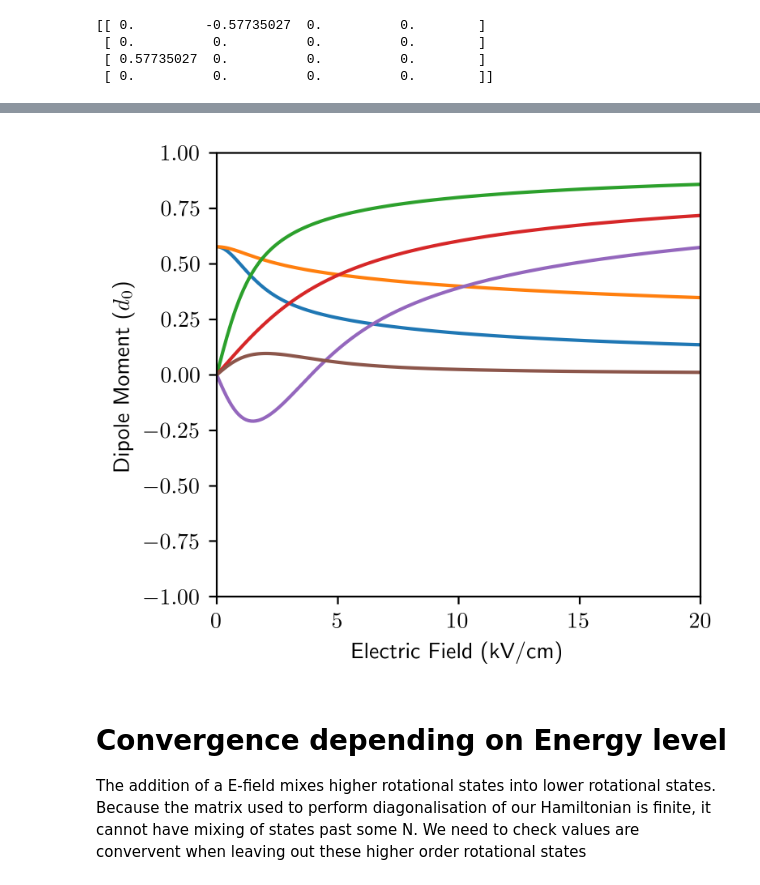
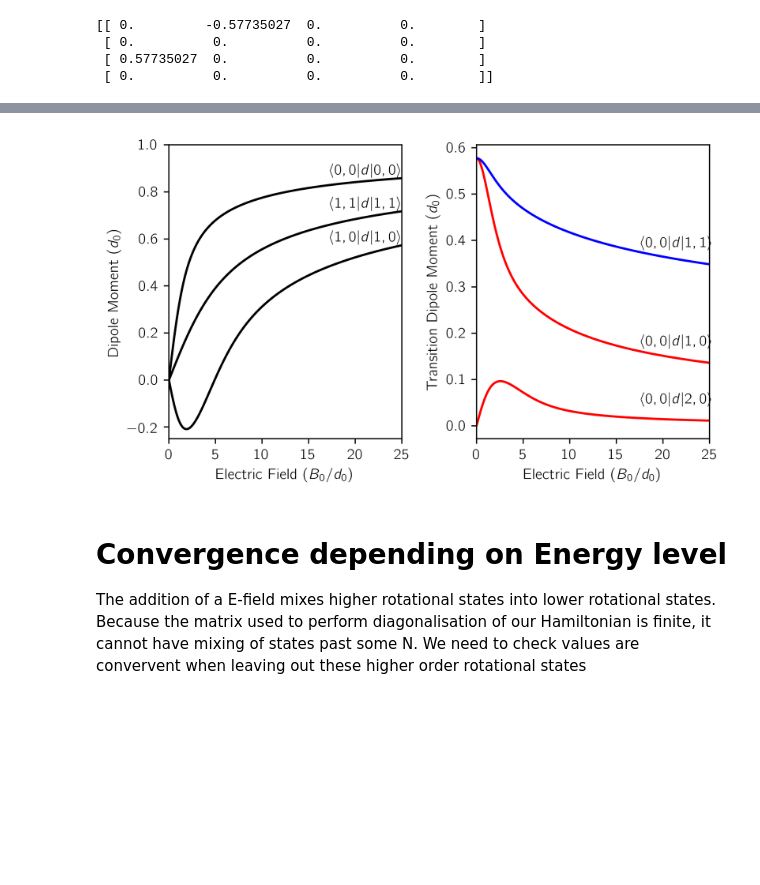
Before and after one commit to tomhepz/MolecularEnergyLevels, a Jupyter notebook: notebooks/raw-dc-stark.ipynb, the cells around one changed output, grey strips where cells are left out. Cells and saved outputs as stored; diff of their text form; code cells hidden in the pictures; blank space fills up the shorter version.

```diff
--- a/notebooks/raw-dc-stark.ipynb
+++ b/notebooks/raw-dc-stark.ipynb
@@ -19,6 +19,8 @@ plt.rcParams["figure.autolayout"] = True
 plt.rcParams['figure.figsize'] = (4, 3.5)
 plt.rcParams['figure.dpi'] = 200
 
+plt.rc('text.latex', preamble=r'\usepackage[T1]{fontenc}\usepackage{cmbright}')
+
 %matplotlib inline
 %config InlineBackend.figure_format = 'retina'
 # %% [markdown]
@@ -36,7 +38,7 @@ N_MAX = 7  #  No. of Rotational base states 0 <= N <= N_MAX
 
 E_MIN = 1e-2  # Min E Field in kV/cm, non-zero to stop 3-fold degeneracy at 0 field.
 E_MAX = 20  # Max E Field in kV/cm
-E_STEPS = 200  # Resolution of E Field range
+E_STEPS = 400  # Resolution of E Field range
 
 POLAR_PLOT_RES = 50
 
@@ -205,13 +228,14 @@ energies, states = sort_smooth(energies, states)
 # %%
 fig, (ax1, ax2) = plt.subplots(2, 1, sharex=True)
 
-state = state_to_pos(3, 1)
+state = state_to_pos(1, 0)
 probs, reals = [], []
 for coefn in range(STATE_COUNT):
     probs.append(np.abs(states[:, coefn, state]) ** 2)
     reals.append(states[:, coefn, state].real)
 
-ax1.stackplot(E * 1e-5, probs)
+col = cm.plasma(np.linspace(0, 1, 10))
+ax1.stackplot(E * 1e-5, probs,colors=col)
 ax1.set_ylabel(r"$|c_n|^2$")
 ax1.set_ylim(0, 1.2)
 
@@ -270,8 +321,18 @@ $$
 # %%
 fig, ax = plt.subplots()
 
+grad_dipole_moments = -np.gradient(energies[:, :], E, axis=0)
+#plt.plot(E * 1e-5, dipole_moments[:,range(9)]/D_0)
+
 for i, N, M in state_iter(2):
+    f = (energies[:, i]-B_0*N*(N+1))/(-E*D_0)
+    fp = np.gradient(f, E)
+    maybe = (E*fp+f)-0.01
     plt.plot(E * 1e-5, -np.gradient(energies[:, i], E) / D_0, color=N_COLOURS[N])
+    plt.plot(E * 1e-5, maybe, color='red')
+
+    for N1,M1,N2,M2 in moments_to_show:
+    plt.plot(E * 1e-5, dipole_moments[:,state_to_pos(N1,M1),state_to_pos(N2,M2)]+0.01,color='black')
 
 ax.set_xlabel("Electric Field (kV/cm)")
 ax.set_ylabel("Dipole Moment ($d_0$)")
@@ -322,7 +383,7 @@ print(dipole_operator)
  [ 0.57735027  0.          0.          0.        ]
  [ 0.          0.          0.          0.        ]]
 # %%
-fig, ax = plt.subplots()
+fig, (ax_l,ax_r) = plt.subplots(1,2,figsize=(6,3.5),sharex=True)
 
 # Form dipole operator matrix
 """
@@ -330,6 +391,7 @@ for P=0, dL = +-1, dM=0
 for P=1, dL = +-1, dM=-1
 for P=-1, dL = +-1, dM=1
 """
+P=0
 dipole_operator = np.zeros((STATE_COUNT,STATE_COUNT))
 
 def dipole_coef(N1,M1,N2,M2,P):
@@ -349,11 +411,39 @@ mask = np.ones(STATE_COUNT,dtype=np.bool_)^np.eye(STATE_COUNT,dtype=np.bool_)
 [np.absolute(dipole_moment, where=mask, out=dipole_moments[e]) for e, dipole_moment in enumerate(dipole_moments)]
 
 moments_to_show = [(0,0,1,0),(0,0,1,1),(0,0,0,0),(1,1,1,1),(1,0,1,0),(0,0,2,0)]
+col = ['red','blue','black','black','black','red']
+i=0
 for N1,M1,N2,M2 in moments_to_show:
-    ax.plot(E * 1e-5, dipole_moments[:,state_to_pos(N1,M1),state_to_pos(N2,M2)])
-ax.set_xlabel("Electric Field (kV/cm)")
-ax.set_ylabel("Dipole Moment ($d_0$)")
-ax.set_xlim(0, E_MAX)
-ax.set_ylim(-1.0, 1.0)
-fig.show()
+    ax.plot(E * (D_0 / B_0), dipole_moments[:,state_to_pos(N1,M1),state_to_pos(N2,M2)],color=col[i])
+    i+=1
+
+def plot_dm(N,M):
+    dm = dipole_moments[:,state_to_pos(N,M),state_to_pos(N,M)]
+    ax_l.plot(E * (D_0 / B_0), dm,color='k')
+    ax_l.text(E_MAX*10e4 * (D_0 / B_0),dm[E_STEPS-1],f'$\langle {N},{M}|d|{N},{M}\\rangle$',ha='right',va='bottom')
+
+plot_dm(0,0)
+plot_dm(1,0)
+plot_dm(1,1)
+
+def plot_tdm(Na,Ma,Nb,Mb,c='k'):
+    tdm = dipole_moments[:,state_to_pos(Na,Ma),state_to_pos(Nb,Mb)]
+    ax_r.plot(E * (D_0 / B_0), tdm,color=c)
+    ax_r.text(E_MAX*10e4*0.7 * (D_0 / B_0),tdm[E_STEPS-1]+0.03,f'$\langle {Na},{Ma}|d|{Nb},{Mb}\\rangle$',ha='left',va='bottom')
+
+plot_tdm(0,0,1,0,'r')
+plot_tdm(0,0,1,1,'b')
+plot_tdm(0,0,2,0,'r')
+
+ax_l.set_xlabel("Electric Field $(B_0/d_0)$")
+ax_r.set_xlabel("Electric Field $(B_0/d_0)$")
+
+ax_l.set_ylabel("Dipole Moment ($d_0$)")
+ax_r.set_ylabel("Transition Dipole Moment ($d_0$)")
+
+ax_l.set_xlim(0, 25)
+
+ax_l.set_ylim(-0.25, 1.0)
+
+fig.savefig('../images/stark-dipole-moments.pdf')
 # %% [output]
@@ -377,4 +450,4 @@ fig.show()
-[figure, old version]
+[figure, new version]
 # %% [markdown]
 # Convergence depending on Energy level
 The addition of a E-field mixes higher rotational states into lower rotational states. Because the matrix used to perform diagonalisation of our Hamiltonian is finite, it cannot have mixing of states past some N. We need to check values are convervent when leaving out these higher order rotational states
```
Also changed, not shown: parts of 12 cells of this notebook, 16 other files.
